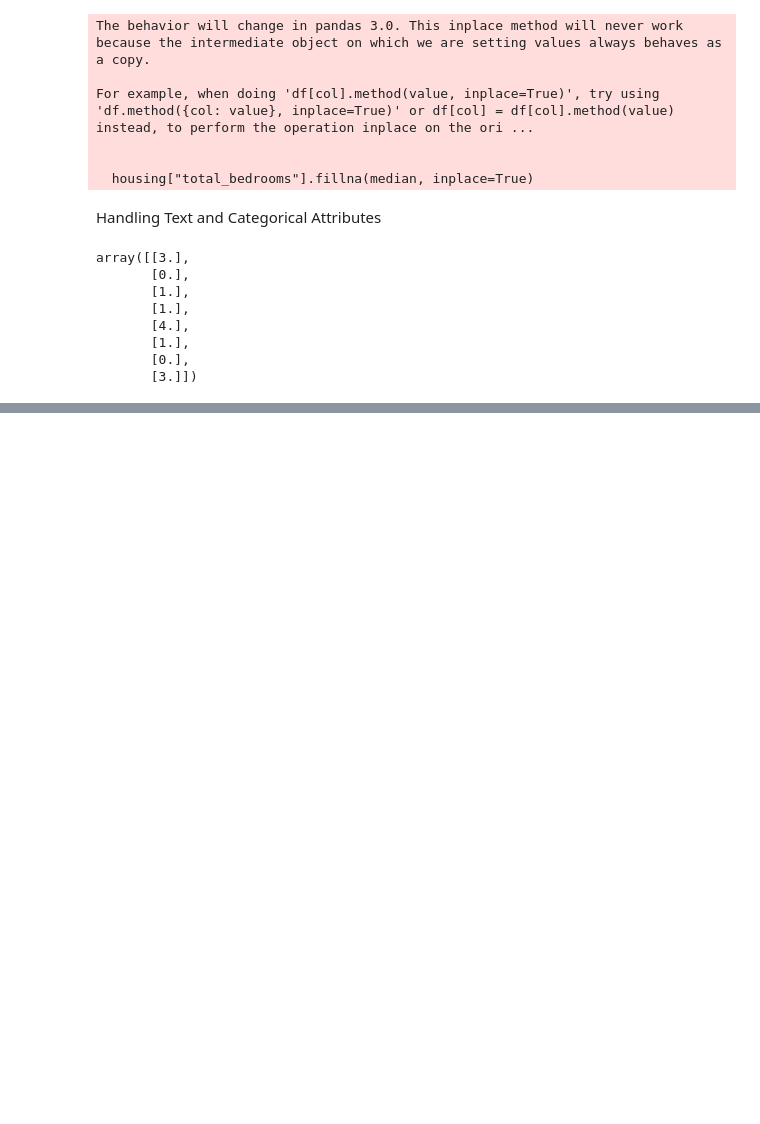
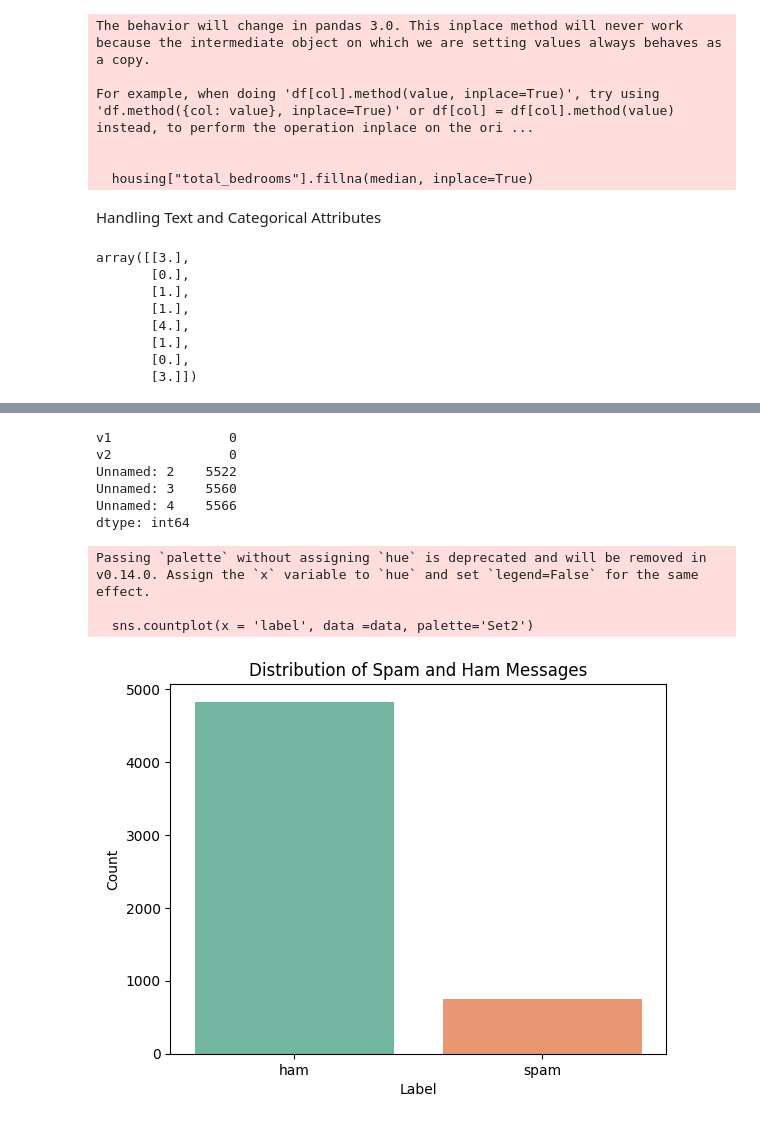
Before and after one commit to Brian342/Jupyter_NoteBook, a Jupyter notebook: Ai.ipynb, the cells around one changed output, grey strips where cells are left out. Saved outputs shown, nothing was run; the diff lists cells and outputs as text; code cells hidden in the pictures; blank space fills up the shorter version.

```diff
--- a/Ai.ipynb
+++ b/Ai.ipynb
@@ -583,0 +598,3 @@ def isValid(self, s: str) -> bool:
+# %%
+data = pd.read_csv('Socialmediaspam.csv', encoding='ISO-8859-1')
+data
@@ -583,0 +639,26 @@ def isValid(self, s: str) -> bool:
+# %%
+data.isna().sum()
+# %% [output]
+v1               0
+v2               0
+Unnamed: 2    5522
+Unnamed: 3    5560
+Unnamed: 4    5566
+dtype: int64
+# %%
+data = data[['v1', 'v2']]
+data.columns = ['label', 'message']
+# %%
+# plot the distribution of spam and ham message
+import seaborn as sns
+import matplotlib.pyplot as plt
+sns.countplot(x = 'label', data =data, palette='Set2')
+plt.title('Distribution of Spam and Ham Messages')
+plt.xlabel('Label')
+plt.ylabel('Count')
+plt.show()
+# %% [output]
+Passing `palette` without assigning `hue` is deprecated and will be removed in v0.14.0. Assign the `x` variable to `hue` and set `legend=False` for the same effect.
+
+  sns.countplot(x = 'label', data =data, palette='Set2')
+[figure, added]
```
Also changed, not shown: parts of 12 cells of this notebook, 4 other files.
